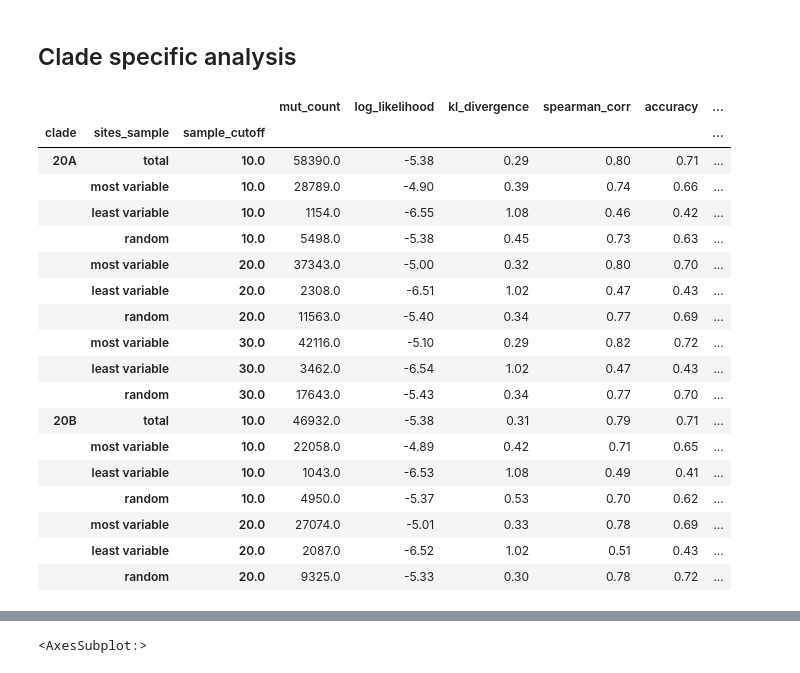
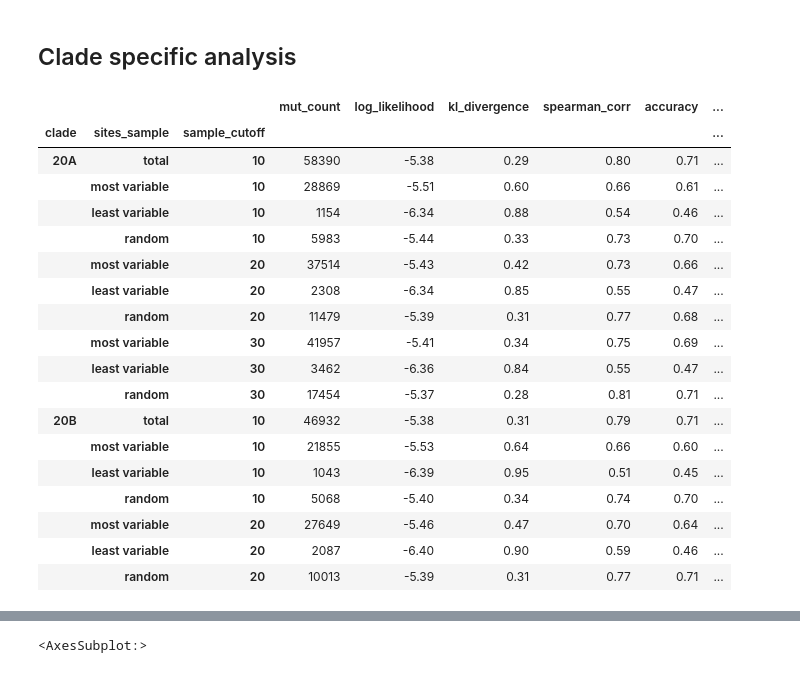
Before and after one commit to mitoclub/RNAViralMutSpec, a Jupyter notebook: sars-cov-2_aa_subst/process.ipynb, the cells around one changed output, grey strips where cells are left out. Saved outputs shown, nothing was run; the diff lists cells and outputs as text; code cells hidden in the pictures.

```diff
--- a/sars-cov-2_aa_subst/process.ipynb
+++ b/sars-cov-2_aa_subst/process.ipynb
@@ -645,30 +676,30 @@ for clade in tqdm.tqdm(clades_spectra.clade.unique(), desc='Clades'):
 # %%
-metrics_total_df = pd.DataFrame(metrics_total).set_index(['clade', 'sites_sample', 'sample_cutoff'])
-metrics_total_df.to_csv('data/clades_fit_metrics.csv', float_format='%g')
+metrics_total_df = pd.read_csv('data/clades_fit_metrics.csv').set_index(['clade', 'sites_sample', 'sample_cutoff'])
+
 metrics_total_df[[
     'mut_count', 'log_likelihood', 'kl_divergence',
     'spearman_corr', 'accuracy', 'f1_weighted'
 ]].round(2).head(17)
 # %% [output]
 |  |  |  | mut_count | log_likelihood | kl_divergence | spearman_corr | accuracy | ... |
 | clade | sites_sample | sample_cutoff |  |  |  |  |  | ... |
-| 20A | total | 10.0 | 58390.0 | -5.38 | 0.29 | 0.80 | 0.71 | ... |
-|  | most variable | 10.0 | 28789.0 | -4.90 | 0.39 | 0.74 | 0.66 | ... |
-|  | least variable | 10.0 | 1154.0 | -6.55 | 1.08 | 0.46 | 0.42 | ... |
-|  | random | 10.0 | 5498.0 | -5.38 | 0.45 | 0.73 | 0.63 | ... |
-|  | most variable | 20.0 | 37343.0 | -5.00 | 0.32 | 0.80 | 0.70 | ... |
-|  | least variable | 20.0 | 2308.0 | -6.51 | 1.02 | 0.47 | 0.43 | ... |
-|  | random | 20.0 | 11563.0 | -5.40 | 0.34 | 0.77 | 0.69 | ... |
-|  | most variable | 30.0 | 42116.0 | -5.10 | 0.29 | 0.82 | 0.72 | ... |
-|  | least variable | 30.0 | 3462.0 | -6.54 | 1.02 | 0.47 | 0.43 | ... |
-|  | random | 30.0 | 17643.0 | -5.43 | 0.34 | 0.77 | 0.70 | ... |
-| 20B | total | 10.0 | 46932.0 | -5.38 | 0.31 | 0.79 | 0.71 | ... |
-|  | most variable | 10.0 | 22058.0 | -4.89 | 0.42 | 0.71 | 0.65 | ... |
-|  | least variable | 10.0 | 1043.0 | -6.53 | 1.08 | 0.49 | 0.41 | ... |
-|  | random | 10.0 | 4950.0 | -5.37 | 0.53 | 0.70 | 0.62 | ... |
-|  | most variable | 20.0 | 27074.0 | -5.01 | 0.33 | 0.78 | 0.69 | ... |
-|  | least variable | 20.0 | 2087.0 | -6.52 | 1.02 | 0.51 | 0.43 | ... |
-|  | random | 20.0 | 9325.0 | -5.33 | 0.30 | 0.78 | 0.72 | ... |
+| 20A | total | 10 | 58390 | -5.38 | 0.29 | 0.80 | 0.71 | ... |
+|  | most variable | 10 | 28869 | -5.51 | 0.60 | 0.66 | 0.61 | ... |
+|  | least variable | 10 | 1154 | -6.34 | 0.88 | 0.54 | 0.46 | ... |
+|  | random | 10 | 5983 | -5.44 | 0.33 | 0.73 | 0.70 | ... |
+|  | most variable | 20 | 37514 | -5.43 | 0.42 | 0.73 | 0.66 | ... |
+|  | least variable | 20 | 2308 | -6.34 | 0.85 | 0.55 | 0.47 | ... |
+|  | random | 20 | 11479 | -5.39 | 0.31 | 0.77 | 0.68 | ... |
+|  | most variable | 30 | 41957 | -5.41 | 0.34 | 0.75 | 0.69 | ... |
+|  | least variable | 30 | 3462 | -6.36 | 0.84 | 0.55 | 0.47 | ... |
+|  | random | 30 | 17454 | -5.37 | 0.28 | 0.81 | 0.71 | ... |
+| 20B | total | 10 | 46932 | -5.38 | 0.31 | 0.79 | 0.71 | ... |
+|  | most variable | 10 | 21855 | -5.53 | 0.64 | 0.66 | 0.60 | ... |
+|  | least variable | 10 | 1043 | -6.39 | 0.95 | 0.51 | 0.45 | ... |
+|  | random | 10 | 5068 | -5.40 | 0.34 | 0.74 | 0.70 | ... |
+|  | most variable | 20 | 27649 | -5.46 | 0.47 | 0.70 | 0.64 | ... |
+|  | least variable | 20 | 2087 | -6.40 | 0.90 | 0.59 | 0.46 | ... |
+|  | random | 20 | 10013 | -5.39 | 0.31 | 0.77 | 0.71 | ... |
 # %%
 metrics_total_df.reset_index().query('sites_sample == "total"')\
     .set_index('clade')[['spearman_corr', 'log_likelihood', 'accuracy', 'mut_count']].round(2)
```
Also changed, not shown: parts of 6 cells of this notebook, 3 other files.
